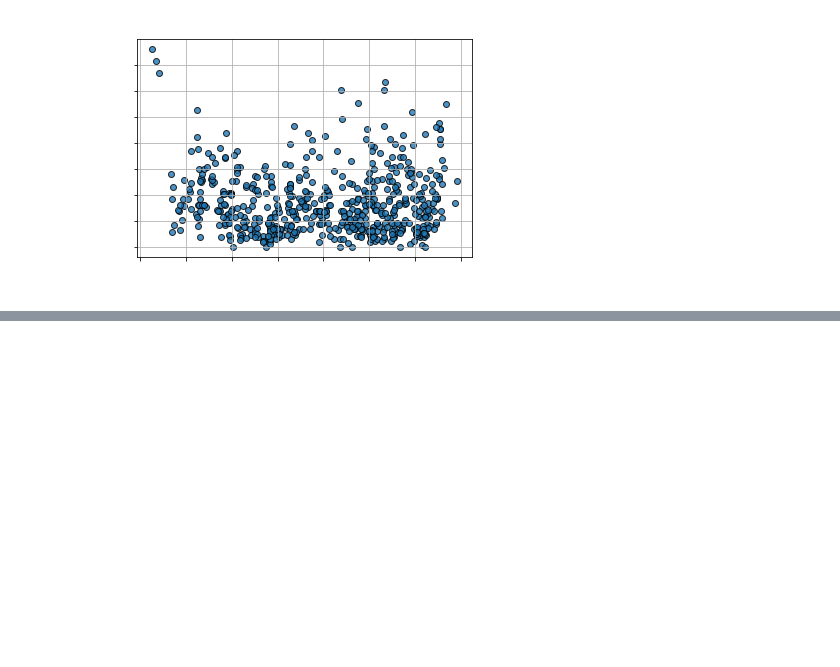
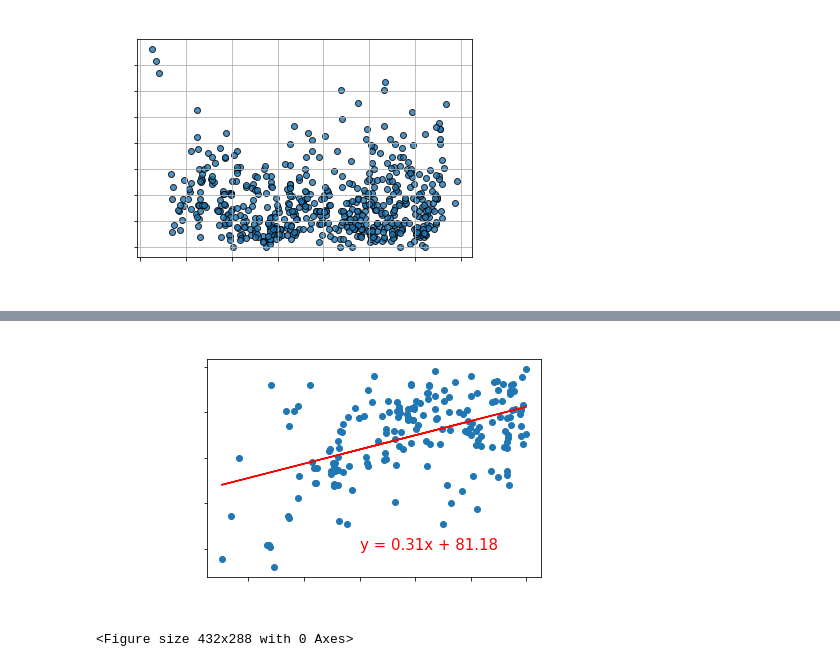
Before and after one commit to abdulhakim97/World_Weather_Analysis, a Jupyter notebook: WeatherPy.ipynb, the cells around one changed output, grey strips where cells are left out. Drawn from its saved outputs; the diff is of its cells as text; code cells hidden in the pictures; blank space fills up the shorter version.

```diff
--- a/WeatherPy.ipynb
+++ b/WeatherPy.ipynb
@@ -223,0 +264,12 @@ plt.show()
+# %%
+# Linear regression on the Southern Hemisphere
+x_values = southern_hemi_df["Lat"]
+y_values = southern_hemi_df["Max Temp"]
+# Call the function.
+plot_linear_regression(x_values, y_values,
+                       'Linear Regression on the Southern Hemisphere \
+                        for Maximum Temperature', 'Max Temp',(-30,50))
+plt.savefig('weather_data/Fig6.png')
+# %% [output]
+[figure, added]
+<Figure size 432x288 with 0 Axes>
```
Also changed, not shown: parts of 9 cells of this notebook, 7 other files.
